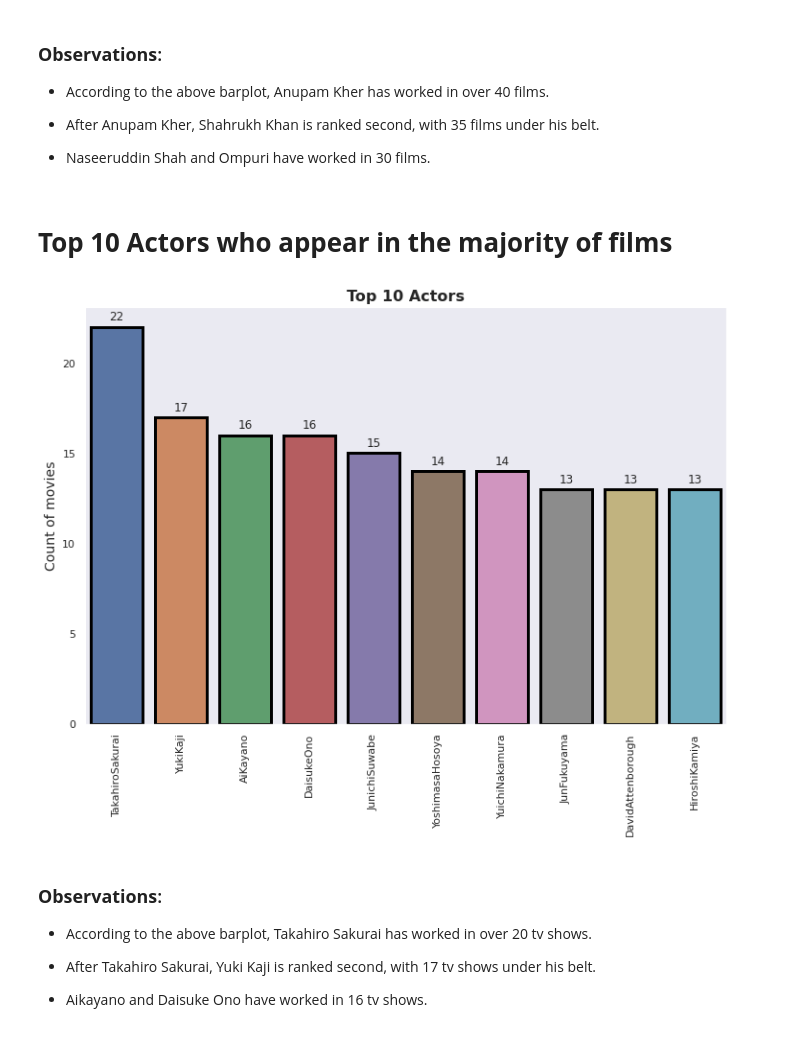
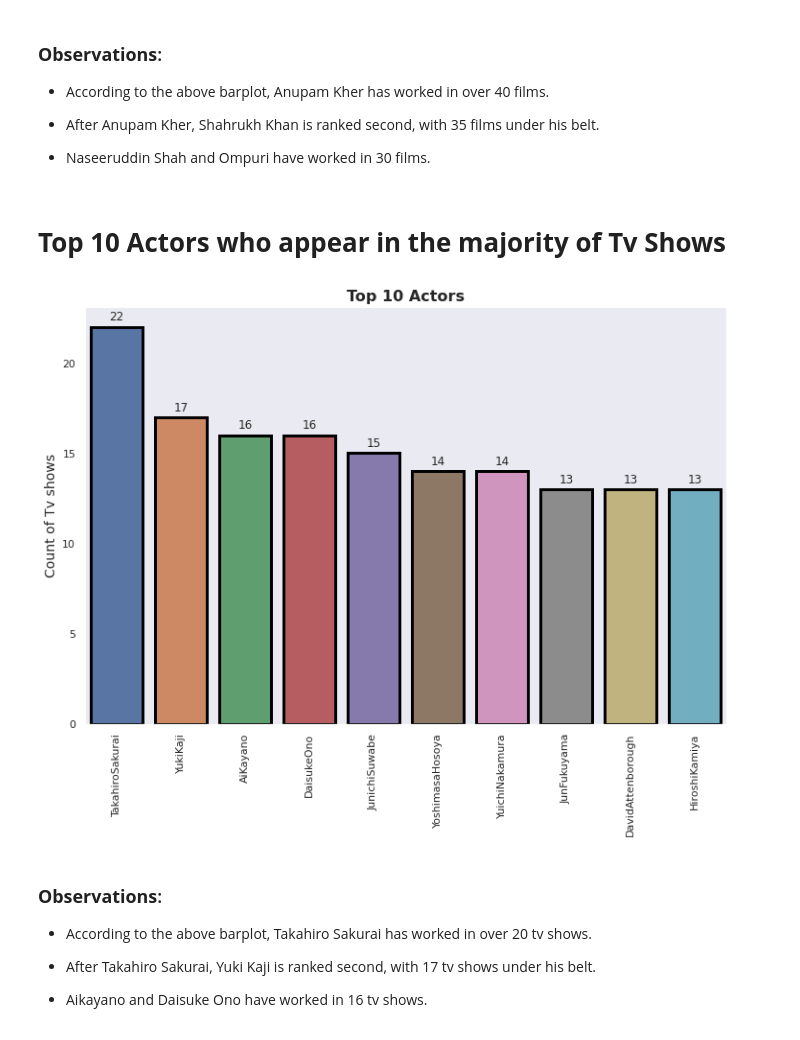
Before and after one commit to aryarajat/NETFLIX-MOVIES-AND-TV-SHOWS-CLUSTERING, a Jupyter notebook: NETFLIX_MOVIES_AND_TV_SHOWS_CLUSTERING.ipynb, the cells around one changed output. Cells and saved outputs as stored; diff of their text form; code cells hidden in the pictures.

```diff
--- a/NETFLIX_MOVIES_AND_TV_SHOWS_CLUSTERING.ipynb
+++ b/NETFLIX_MOVIES_AND_TV_SHOWS_CLUSTERING.ipynb
@@ -974,43 +977,43 @@ for p in ax.patches:
 
 * Naseeruddin Shah and Ompuri have worked in 30 films.
 # %% [markdown]
-# **Top 10 Actors who appear in the majority of films**
+# **Top 10 Actors who appear in the majority of Tv Shows**
 # %%
 # Importing the Counter
 from collections import Counter
 
 # Counting the Actors for the movies
 actors=list(df_tv['cast'])
 cast=[]
 
 for i in actors:
     i=list(i.split(','))
     for j in i:
         cast.append(j.replace(' ',""))
 tv_cast=Counter(cast)
 
 
 tv_cast={k: v for k, v in sorted(tv_cast.items(), key=lambda item: item[1], reverse= True)}
 
-# Ploting the graoh
+# Plotting the graoh
 sns.set_style('dark')
 plt.figure(figsize = (12, 8))
 x=list(tv_cast.keys())
 y=list(tv_cast.values())
 ax=sns.barplot(x[1:11],y[1:11],lw=3,ec='black')
 
 # set a title
 plt.title("Top 10 Actors", fontsize=16, fontweight='bold')
 plt.xticks(rotation = 90)
-plt.ylabel("Count of movies",fontsize=14)
+plt.ylabel("Count of Tv shows",fontsize=14)
 
 # Adding Annotation
 for p in ax.patches:
   ax.annotate(format(p.get_height(), '.0f'), (p.get_x() + p.get_width() / 2.,
   p.get_height()) , ha = 'center', va = 'center', xytext = (0, 10),
   textcoords = 'offset points')
 # %% [output]
-[figure, old version]
+[figure, new version]
 # %% [markdown]
 ### **Observations**:
 
```
Also changed, not shown: parts of 27 cells of this notebook.
